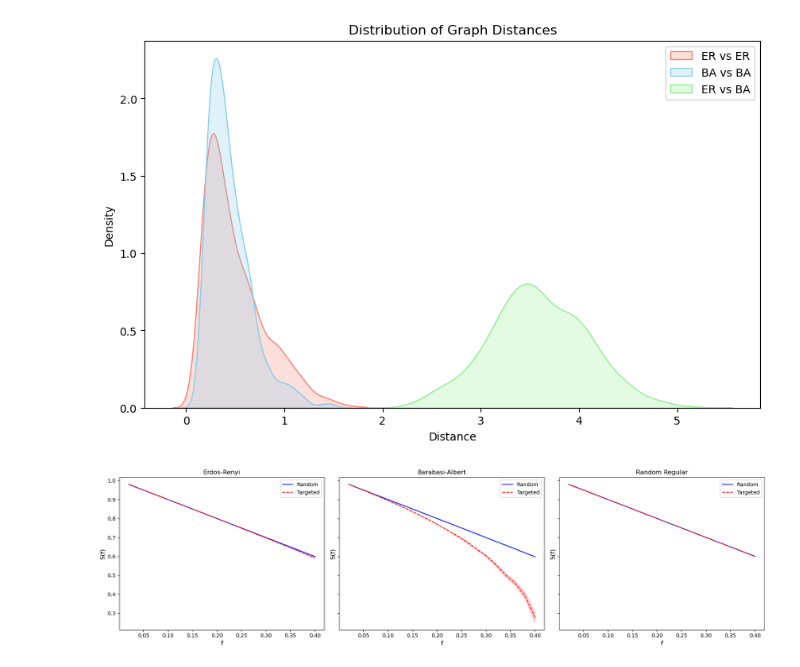
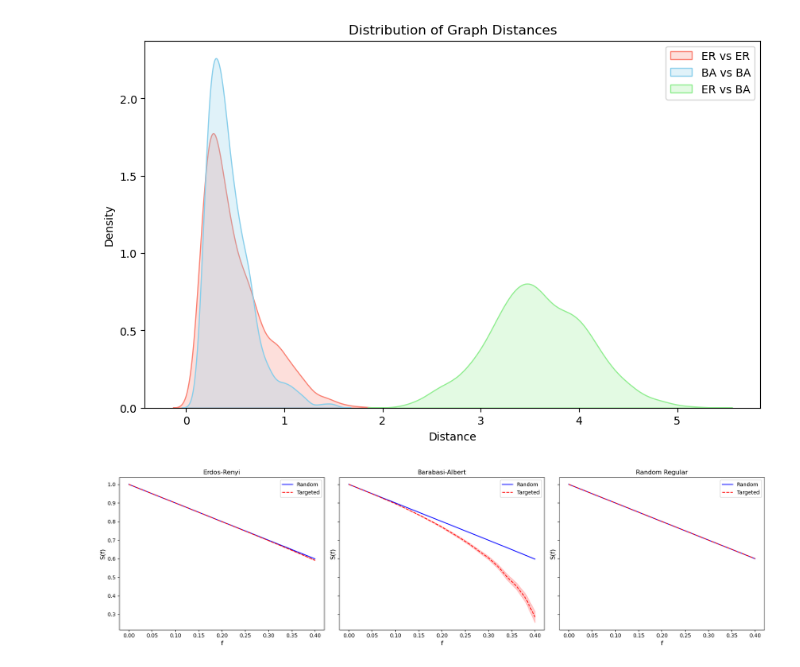
Before and after one commit to caleb-chandler/cnet5052_sp26, a Jupyter notebook: assignments/assignment01/assignment01.ipynb, the cells around one changed output. Cells and saved outputs as stored; diff of their text form; code cells hidden in the pictures.

```diff
--- a/assignments/assignment01/assignment01.ipynb
+++ b/assignments/assignment01/assignment01.ipynb
@@ -643,7 +621,7 @@ def attacker(graphlist, N):
     '''
     results_random = []
     for i, g in enumerate(graphlist): # enumerate to track which graph is which
-        for f in np.arange(0.02, 0.42, 0.02):
+        for f in np.arange(0, 0.42, 0.02):
             G = g.copy()
             num_to_remove = int(N*f)
             chopping_block = random.sample(list(G.nodes()), num_to_remove)
@@ -660,7 +638,7 @@ def attacker(graphlist, N):
 
     results_targeted = []
     for i, g in enumerate(graphlist):
-        for f in np.arange(0.02, 0.42, 0.02):
+        for f in np.arange(0, 0.42, 0.02):
             G = g.copy()
             num_to_remove = int(N*f)
 
@@ -700,31 +678,31 @@ ensembles = [
     ('Barabasi-Albert', ba_rand, ba_targ, ax[1]),
     ('Random Regular', reg_rand, reg_targ, ax[2])
 ]
 
 for name, rand_data, targ_data, ax in ensembles:
     # run helper
     stats_r = get_stats(rand_data)
     stats_t = get_stats(targ_data)
 
     # plot random as solid line
     ax.plot(stats_r.index, stats_r['mean'], label='Random', color='blue')
     ax.fill_between(stats_r.index,
                     stats_r['mean'] - stats_r['std'],
                     stats_r['mean'] + stats_r['std'], alpha=0.2, color='blue')
 
     # plot targeted as dashed line
     ax.plot(stats_t.index, stats_t['mean'], label='Targeted', linestyle='--', color='red')
     ax.fill_between(stats_t.index,
                     stats_t['mean'] - stats_t['std'],
                     stats_t['mean'] + stats_t['std'], alpha=0.2, color='red')
 
     ax.set_title(name)
     ax.set_xlabel('f', fontsize=12)
     ax.set_ylabel('S(f)', fontsize=12)
     ax.legend()
 
 plt.tight_layout()
 plt.savefig(r'.\imgs\attacks.png')
 plt.show()
 # %% [output]
-[figure, old version]
+[figure, new version]
```
Also changed, not shown: parts of 5 cells of this notebook, 13 other files.
